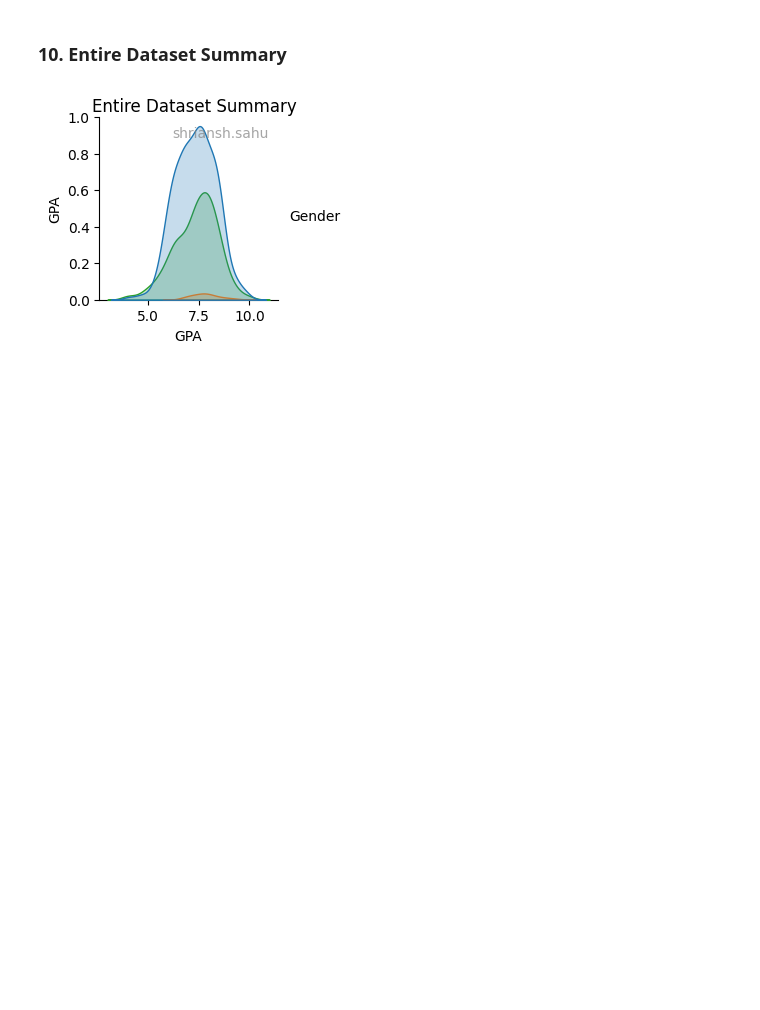
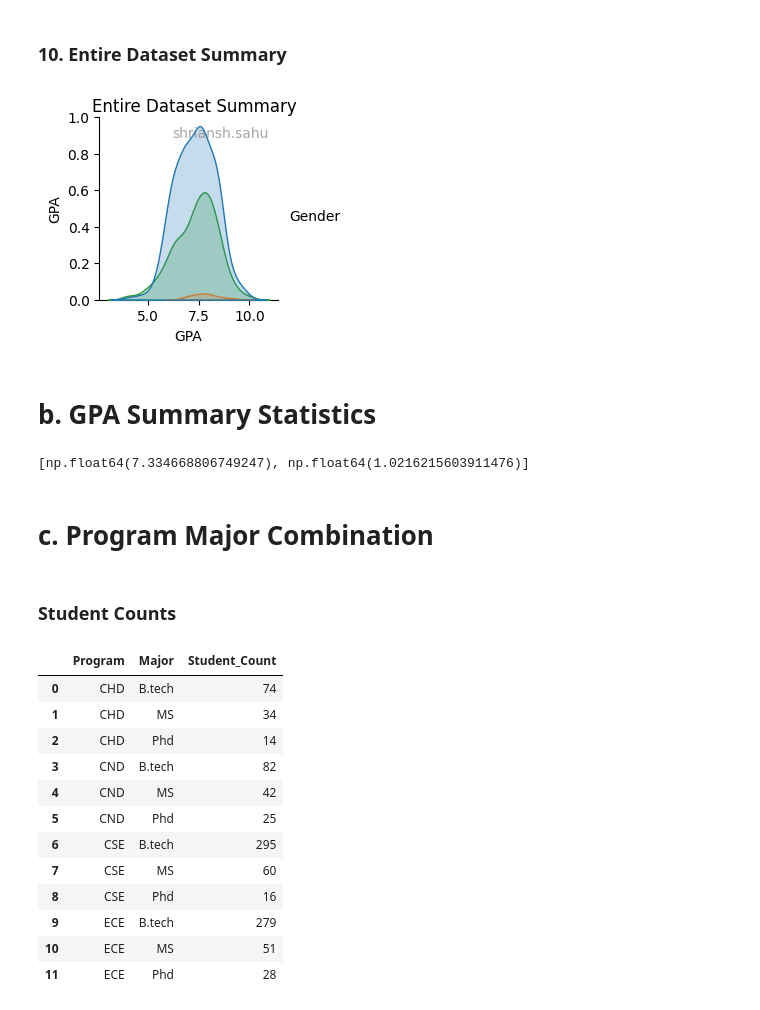
Before and after one commit to Shriansh8584/student-dataset-assignment, a Jupyter notebook: JupyterNotebook.ipynb, the cells around one changed output. Cells and saved outputs as stored; diff of their text form; code cells hidden in the pictures; blank space fills up the shorter version.

```diff
--- a/JupyterNotebook.ipynb
+++ b/JupyterNotebook.ipynb
@@ -292,3 +324,31 @@ dataset = StudentDataset(1000,"shriansh.sahu")
 dataset.plot_entire_dataset_summary()
 # %% [output]
 [figure]
+# %% [markdown]
+# b. GPA Summary Statistics
+# %%
+dataset = StudentDataset(1000,"shriansh.sahu")
+dataset.gpa_mean_std()
+# %% [output]
+[np.float64(7.334668806749247), np.float64(1.0216215603911476)]
+# %% [markdown]
+# c. Program Major Combination
+# %% [markdown]
+### Student Counts
+# %%
+dataset = StudentDataset(1000,"shriansh.sahu")
+dataset.count_students_per_program_major_pair()
+# %% [output]
+|  | Program | Major | Student_Count |
+| 0 | CHD | B.tech | 74 |
+| 1 | CHD | MS | 34 |
+| 2 | CHD | Phd | 14 |
+| 3 | CND | B.tech | 82 |
+| 4 | CND | MS | 42 |
+| 5 | CND | Phd | 25 |
+| 6 | CSE | B.tech | 295 |
+| 7 | CSE | MS | 60 |
+| 8 | CSE | Phd | 16 |
+| 9 | ECE | B.tech | 279 |
+| 10 | ECE | MS | 51 |
+| 11 | ECE | Phd | 28 |
```
Also changed, not shown: parts of 6 cells of this notebook.
